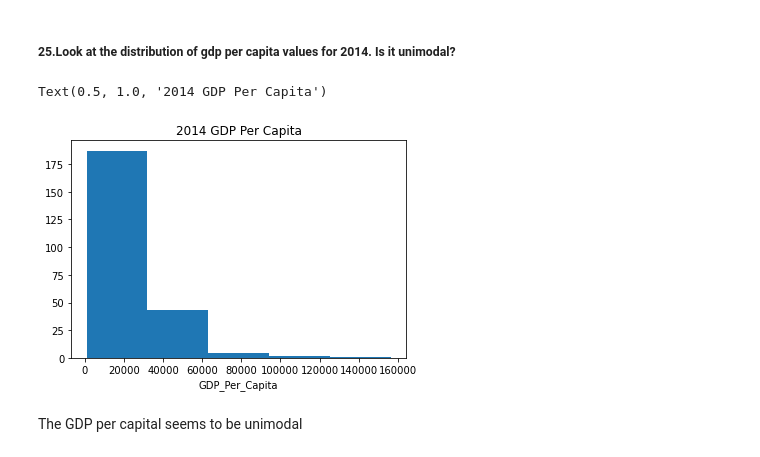
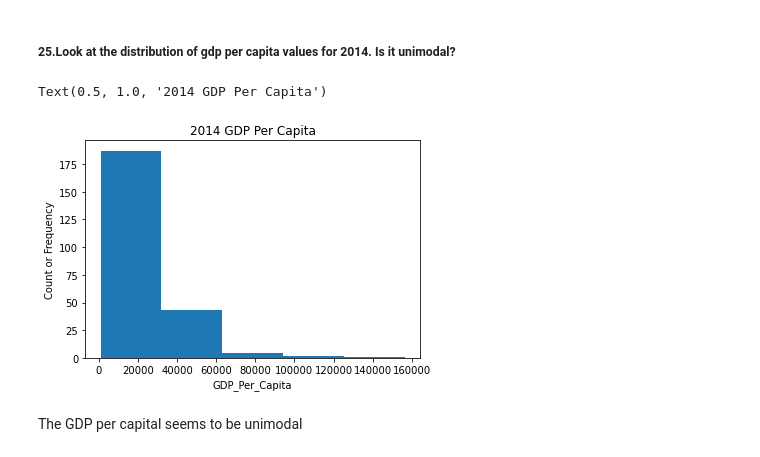
Before and after one commit to dpatelaqua/gdp-and-internet-usage-dpatelaqua_python, a Jupyter notebook: notebook/assignment.ipynb, the cells around one changed output. Drawn from its saved outputs; the diff is of its cells as text; code cells hidden in the pictures.

```diff
--- a/notebook/assignment.ipynb
+++ b/notebook/assignment.ipynb
@@ -499,10 +486,11 @@ The internet user percent has increased over time and
 # %%
 plt.hist(is_2014["GDP_Per_Capita"], bins =5)
 plt.xlabel('GDP_Per_Capita')
+plt.ylabel('Count or Frequency')
 plt.title('2014 GDP Per Capita')
 # %% [output]
 Text(0.5, 1.0, '2014 GDP Per Capita')
-[figure, old version]
+[figure, new version]
 # %% [markdown]
 The GDP per capital seems to be unimodal
 # %% [markdown]
```
Also changed, not shown: parts of 16 cells of this notebook.
